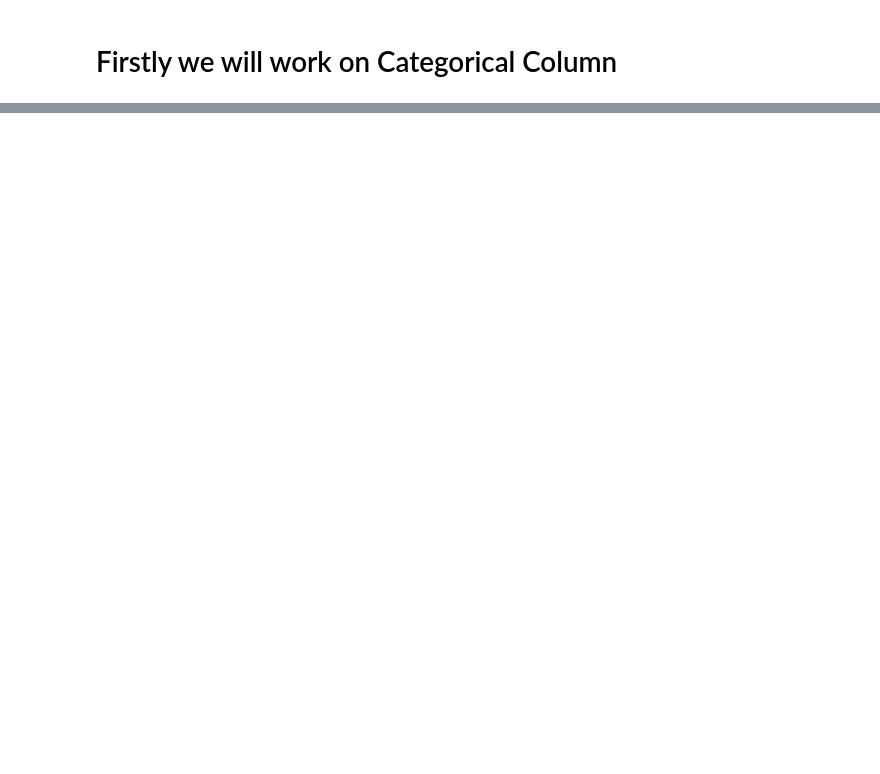
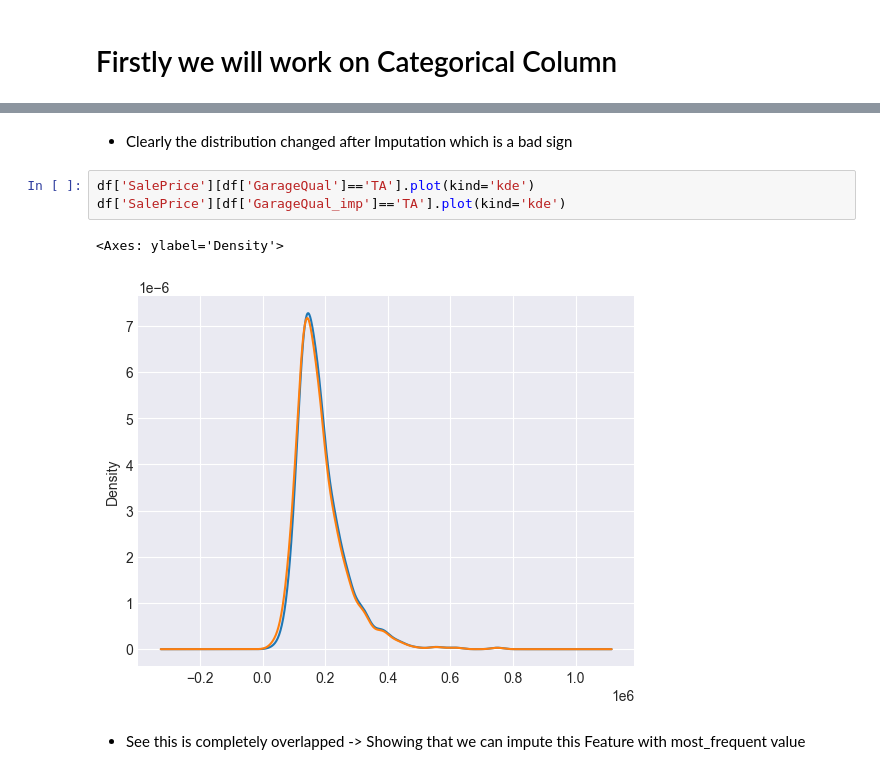
Before and after one commit to PradhumanSoni/Learn_ML, a Jupyter notebook: 10. Handling Missing Values/simple_imputer.ipynb, the cells around one changed output, grey strips where cells are left out. Saved outputs shown, nothing was run; the diff lists cells and outputs as text; blank space fills up the shorter version.

```diff
--- a/10. Handling Missing Values/simple_imputer.ipynb
+++ b/10. Handling Missing Values/simple_imputer.ipynb
@@ -334,0 +359,10 @@ cat_cols = X.select_dtypes(include='str').columns.to_list()
+# %% [markdown]
+- Clearly the distribution changed after Imputation which is a bad sign
+# %%
+df['SalePrice'][df['GarageQual']=='TA'].plot(kind='kde')
+df['SalePrice'][df['GarageQual_imp']=='TA'].plot(kind='kde')
+# %% [output]
+<Axes: ylabel='Density'>
+[figure, added]
+# %% [markdown]
+- See this is completely overlapped -> Showing that we can impute this Feature with most_frequent value
```
Also changed, not shown: parts of 25 cells of this notebook.
